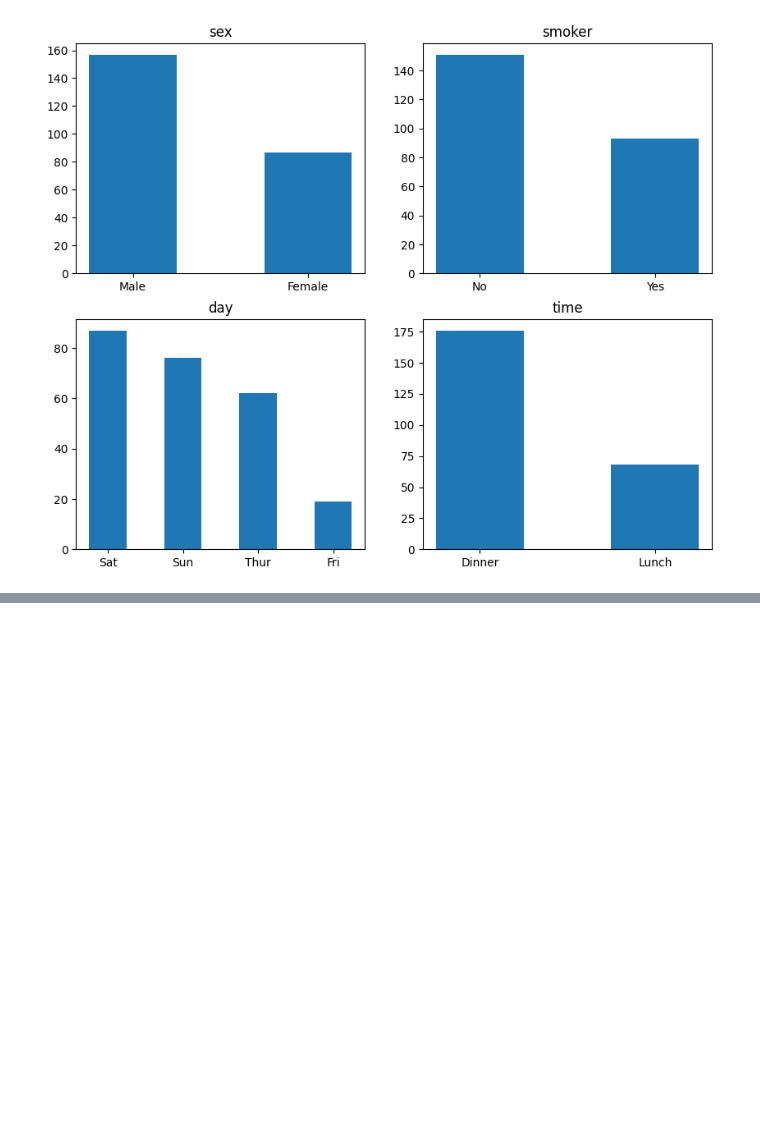
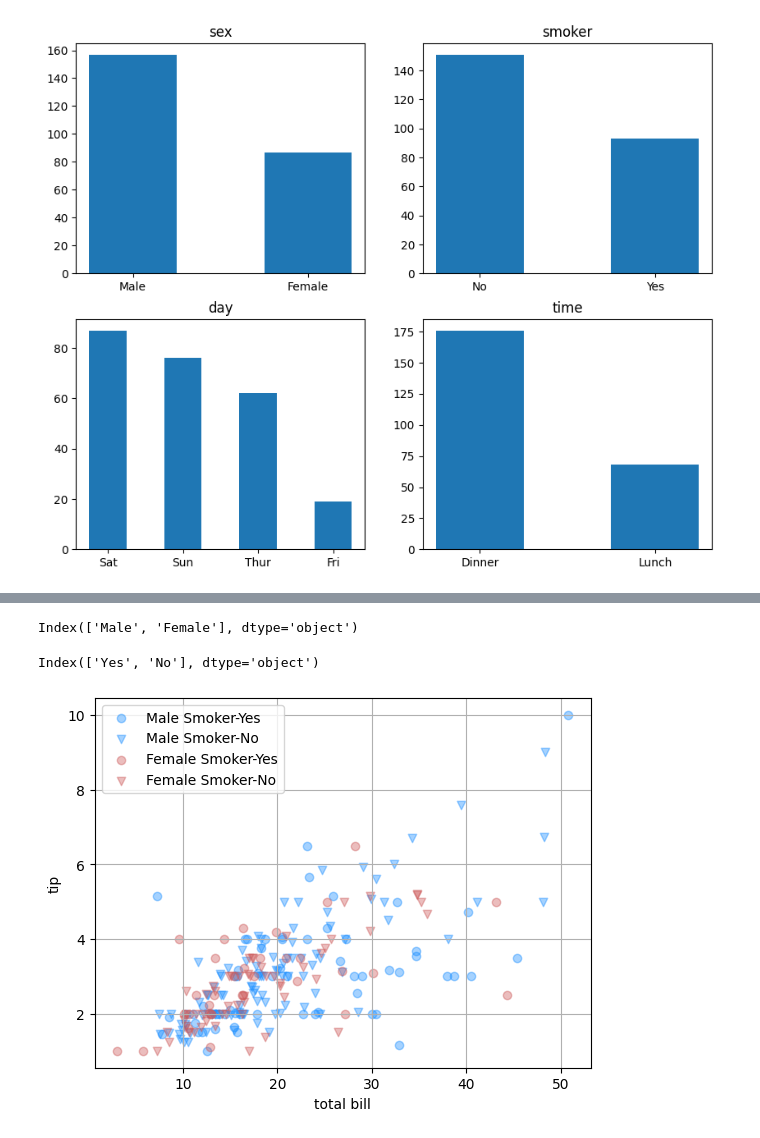
Before and after one commit to YounJJ/202511_BD53, a Jupyter notebook: lab_python/da04_matplotlib.ipynb, the cells around one changed output, grey strips where cells are left out. Drawn from its saved outputs; the diff is of its cells as text; code cells hidden in the pictures; blank space fills up the shorter version.

```diff
--- a/lab_python/da04_matplotlib.ipynb
+++ b/lab_python/da04_matplotlib.ipynb
@@ -491,0 +531,32 @@ plt.show()
+# %%
+# 강사님 답안
+tips.sex.cat.categories
+# %% [output]
+Index(['Male', 'Female'], dtype='object')
+# %%
+tips.smoker.cat.categories
+# %% [output]
+Index(['Yes', 'No'], dtype='object')
+# %%
+male_smoker = tips[(tips.sex == "Male") & (tips.smoker == "Yes")]  # 남성 흡연자
+male_nonsmoker = tips[(tips.sex == "Male") & (tips.smoker == "No")]  # 남성 비흡연자
+female_smoker = tips[(tips.sex == "Female") & (tips.smoker == "Yes")]  # 여성 흡연자
+female_nonsmoker = tips[(tips.sex == "Female") & (tips.smoker == "No")]  # 여성 비흡연자
+
+plt.scatter(x=male_smoker.total_bill, y=male_smoker.tip,
+            alpha=0.4, c="DodgerBlue", marker="o", label="Male Smoker-Yes")
+plt.scatter(x=male_nonsmoker.total_bill, y=male_nonsmoker.tip,
+            alpha=0.4, c="DodgerBlue", marker="v", label="Male Smoker-No")
+plt.scatter(x=female_smoker.total_bill, y=female_smoker.tip,
+            alpha=0.4, c="IndianRed", marker="o", label="Female Smoker-Yes")
+plt.scatter(x=female_nonsmoker.total_bill, y=female_nonsmoker.tip,
+            alpha=0.4, c="IndianRed", marker="v", label="Female Smoker-No")
+
+plt.legend()  # 범례 표시
+plt.xlabel("total bill")
+plt.ylabel("tip")
+plt.grid()
+
+plt.show()
+# %% [output]
+[figure, added]
```
Also changed, not shown: parts of 36 cells of this notebook.
